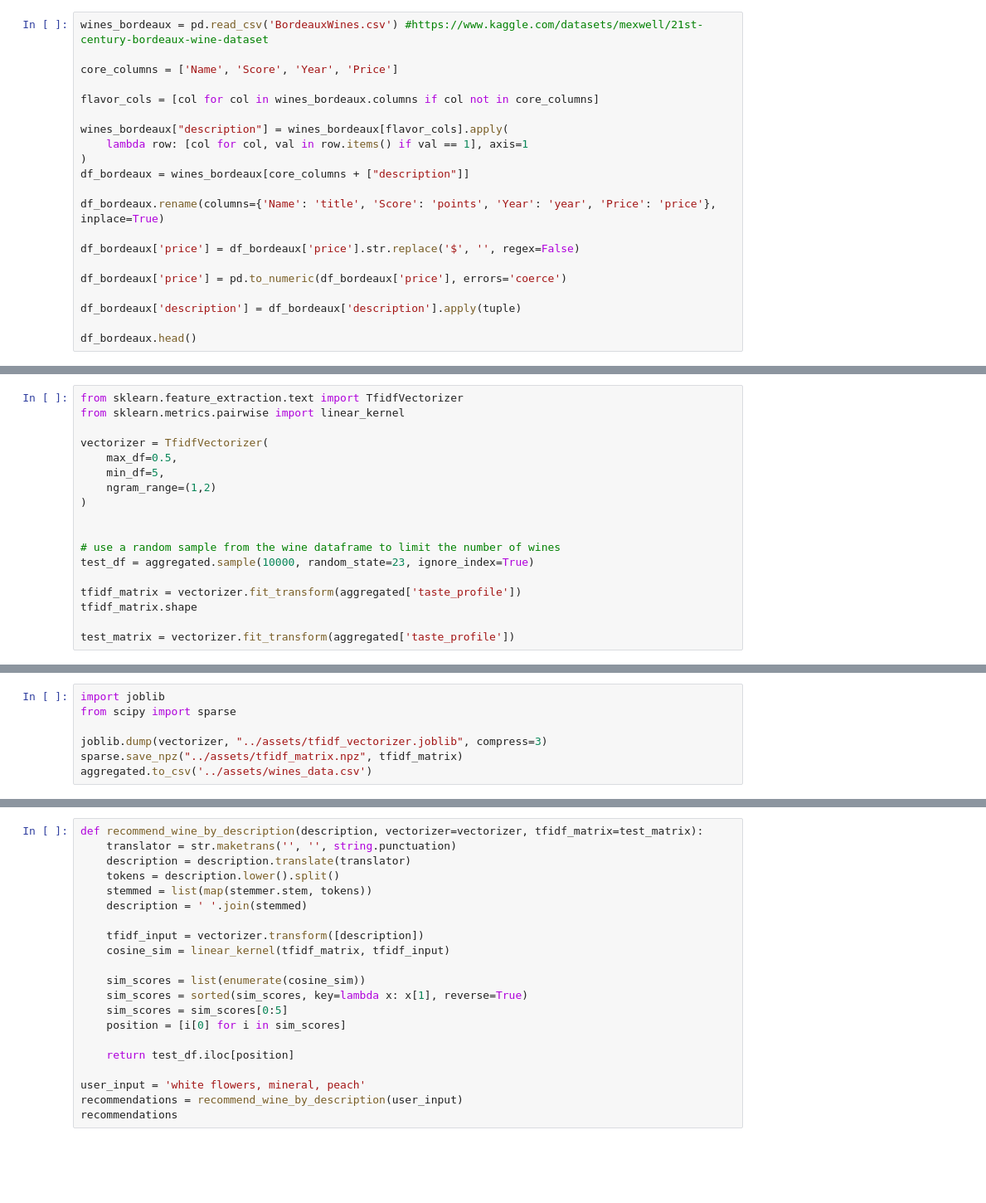
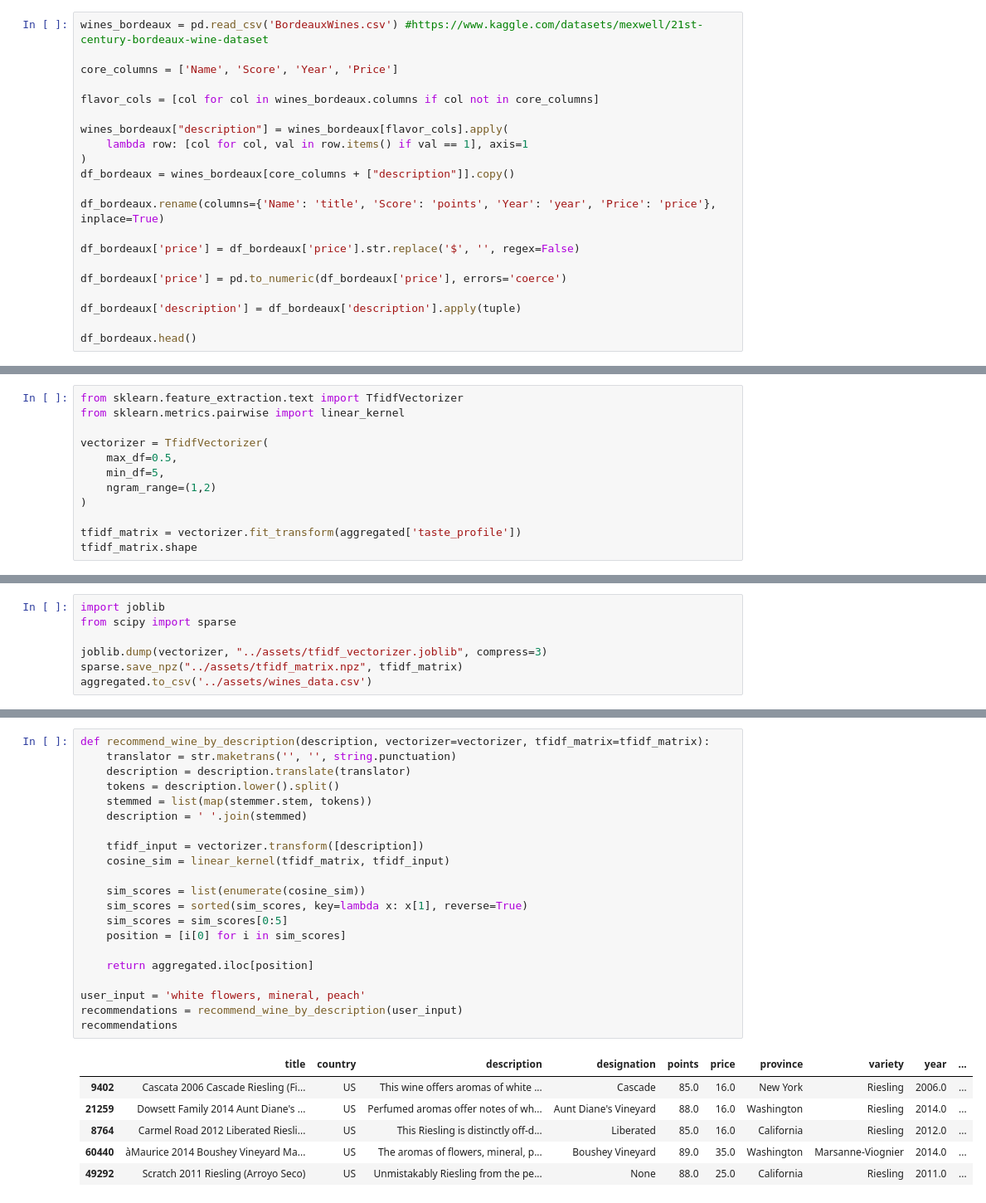
Before and after one commit to KalleHahl/data-science-group-project, a Jupyter notebook: data-cleaning/wine.ipynb, the cells around one changed output, grey strips where cells are left out. Shown at 83% size. Drawn from its saved outputs; the diff is of its cells as text; blank space fills up the shorter version.

```diff
--- a/data-cleaning/wine.ipynb
+++ b/data-cleaning/wine.ipynb
@@ -67,7 +67,7 @@ flavor_cols = [col for col in wines_bordeaux.columns if col not in core_columns]
 wines_bordeaux["description"] = wines_bordeaux[flavor_cols].apply(
     lambda row: [col for col, val in row.items() if val == 1], axis=1
 )
-df_bordeaux = wines_bordeaux[core_columns + ["description"]]
+df_bordeaux = wines_bordeaux[core_columns + ["description"]].copy()
 
 df_bordeaux.rename(columns={'Name': 'title', 'Score': 'points', 'Year': 'year', 'Price': 'price'}, inplace=True)
 
@@ -366,11 +342,5 @@ vectorizer = TfidfVectorizer(
     ngram_range=(1,2)
 )
 
-
-# use a random sample from the wine dataframe to limit the number of wines
-test_df = aggregated.sample(10000, random_state=23, ignore_index=True)
-
 tfidf_matrix = vectorizer.fit_transform(aggregated['taste_profile'])
 tfidf_matrix.shape
-
-test_matrix = vectorizer.fit_transform(aggregated['taste_profile'])
@@ -388,24 +360,31 @@ aggregated.to_csv('../assets/wines_data.csv')
 # %%
-def recommend_wine_by_description(description, vectorizer=vectorizer, tfidf_matrix=test_matrix):
+def recommend_wine_by_description(description, vectorizer=vectorizer, tfidf_matrix=tfidf_matrix):
     translator = str.maketrans('', '', string.punctuation)
     description = description.translate(translator)
     tokens = description.lower().split()
     stemmed = list(map(stemmer.stem, tokens))
     description = ' '.join(stemmed)
 
     tfidf_input = vectorizer.transform([description])
     cosine_sim = linear_kernel(tfidf_matrix, tfidf_input)
 
     sim_scores = list(enumerate(cosine_sim))
     sim_scores = sorted(sim_scores, key=lambda x: x[1], reverse=True)
     sim_scores = sim_scores[0:5]
     position = [i[0] for i in sim_scores]
 
-    return test_df.iloc[position]
+    return aggregated.iloc[position]
 
 user_input = 'white flowers, mineral, peach'
 recommendations = recommend_wine_by_description(user_input)
 recommendations
+# %% [output]
+|  | title | country | description | designation | points | price | province | variety | year | ... |
+| 9402 | Cascata 2006 Cascade Riesling (Fi... | US | This wine offers aromas of white ... | Cascade | 85.0 | 16.0 | New York | Riesling | 2006.0 | ... |
+| 21259 | Dowsett Family 2014 Aunt Diane's ... | US | Perfumed aromas offer notes of wh... | Aunt Diane's Vineyard | 88.0 | 16.0 | Washington | Riesling | 2014.0 | ... |
+| 8764 | Carmel Road 2012 Liberated Riesli... | US | This Riesling is distinctly off-d... | Liberated | 85.0 | 16.0 | California | Riesling | 2012.0 | ... |
+| 60440 | àMaurice 2014 Boushey Vineyard Ma... | US | The aromas of flowers, mineral, p... | Boushey Vineyard | 89.0 | 35.0 | Washington | Marsanne-Viognier | 2014.0 | ... |
+| 49292 | Scratch 2011 Riesling (Arroyo Seco) | US | Unmistakably Riesling from the pe... | None | 88.0 | 25.0 | California | Riesling | 2011.0 | ... |
 # %%
 print(f'Top 3 recommendations for "{user_input}":\n')
 for i in range(3):
```
Also changed, not shown: parts of 7 cells of this notebook.
